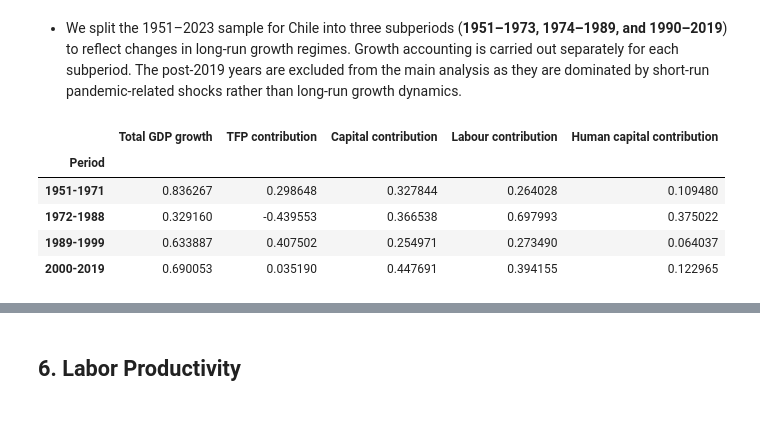
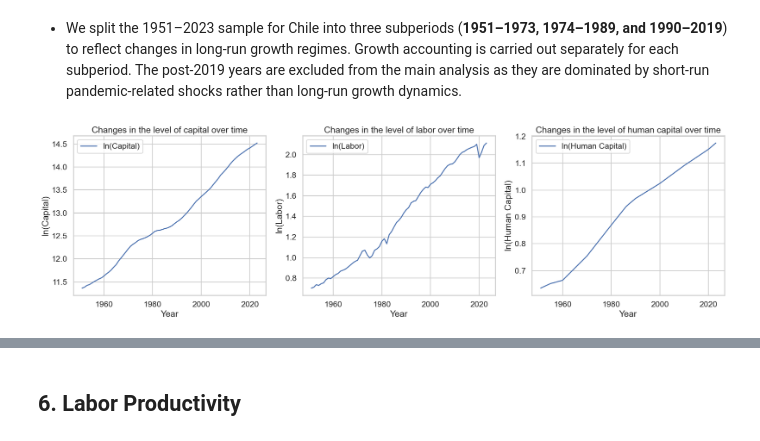
Before and after one commit to IcarusBai/EC2B1_Coursework, a Jupyter notebook: EC2B1_Coursework_Program.ipynb, the cells around one changed output, grey strips where cells are left out. Saved outputs shown, nothing was run; the diff lists cells and outputs as text; code cells hidden in the pictures.

Commit message:
Add a few more visuals and enhance output

```diff
--- a/EC2B1_Coursework_Program.ipynb
+++ b/EC2B1_Coursework_Program.ipynb
@@ -412,22 +417,16 @@ def growth_accounting(df, start, end, alpha):
     }
 # %%
+
 # Perform growth accounting for each period
 alpha = 0.3  # Reset alpha to baseline value
 results = []
-data_Chile = data_Chile.set_index("year")
+if data_Chile.index.name != "year":
+    data_Chile = data_Chile.set_index("year")
 
 for (s, e) in periods:
     res = growth_accounting(data_Chile, s, e, alpha)
     res["Period"] = f"{s}-{e}"
     results.append(res)
 
-ga_table = pd.DataFrame(results)
 ga_table = pd.DataFrame(results).set_index("Period")
 ga_table
-# %% [output]
-|  | Total GDP growth | TFP contribution | Capital contribution | Labour contribution | Human capital contribution |
-| Period |  |  |  |  |  |
-| 1951-1971 | 0.836267 | 0.298648 | 0.327844 | 0.264028 | 0.109480 |
-| 1972-1988 | 0.329160 | -0.439553 | 0.366538 | 0.697993 | 0.375022 |
-| 1989-1999 | 0.633887 | 0.407502 | 0.254971 | 0.273490 | 0.064037 |
-| 2000-2019 | 0.690053 | 0.035190 | 0.447691 | 0.394155 | 0.122965 |
@@ -433,0 +493,29 @@ ga_table
+# %%
+# Plot a graph of changes in the level of capital
+fig, axes = plt.subplots(1, 3, figsize=(20, 6))
+
+# Plot 1: Capital
+axes[0].plot(years, data_Chile['ln_k'], label='ln(Capital)', linewidth=2)
+axes[0].set_xlabel('Year')
+axes[0].set_ylabel('ln(Capital)')
+axes[0].set_title('Changes in the level of capital over time')
+axes[0].legend()
+
+# Plot 2: Labor
+axes[1].plot(years, data_Chile['ln_l'], label='ln(Labor)', linewidth=2)
+axes[1].set_xlabel('Year')
+axes[1].set_ylabel('ln(Labor)')
+axes[1].set_title('Changes in the level of labor over time')
+axes[1].legend()
+
+# Plot 3: Human Capital
+axes[2].plot(years, data_Chile['ln_hc'], label='ln(Human Capital)', linewidth=2)
+axes[2].set_xlabel('Year')
+axes[2].set_ylabel('ln(Human Capital)')
+axes[2].set_title('Changes in the level of human capital over time')
+axes[2].legend()
+
+plt.tight_layout()
+plt.show()
+# %% [output]
+[figure, added]
```
Also changed, not shown: parts of 5 cells of this notebook.
